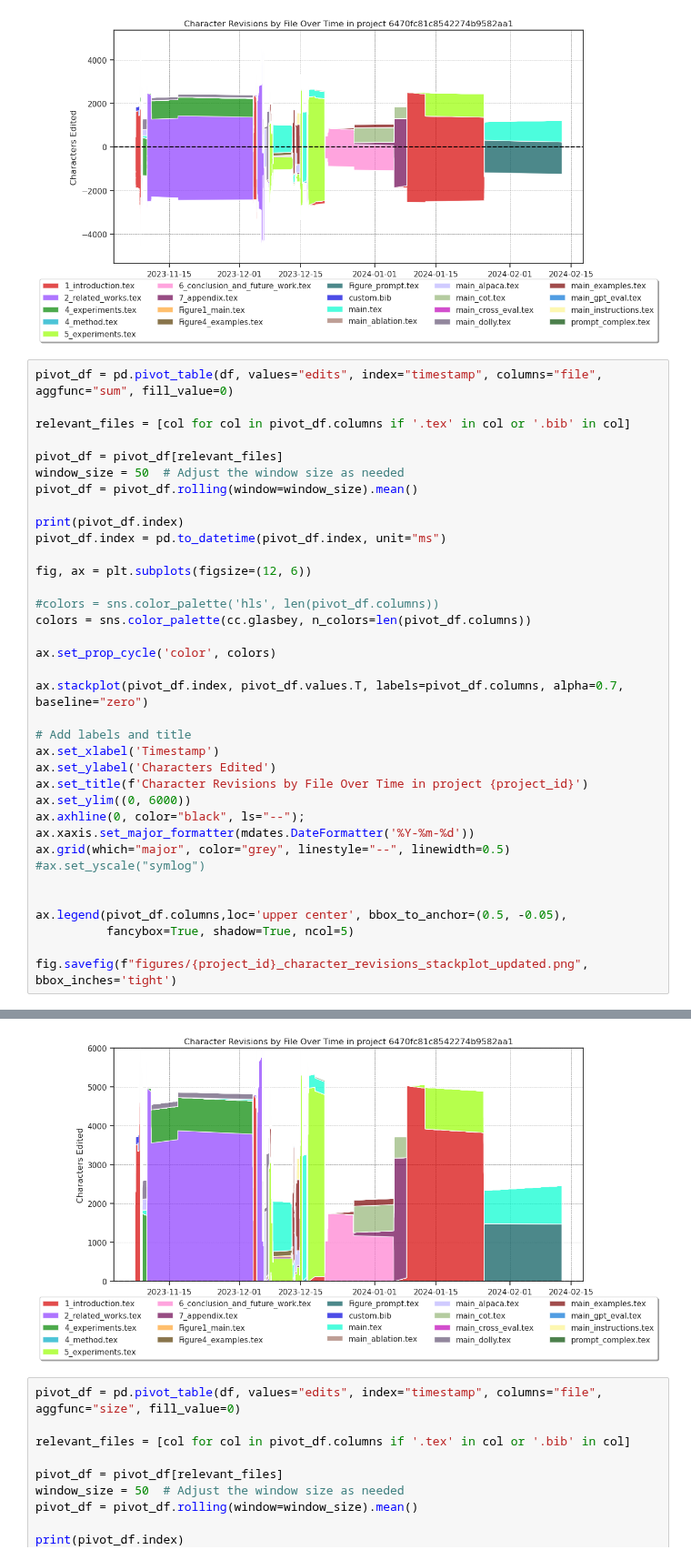
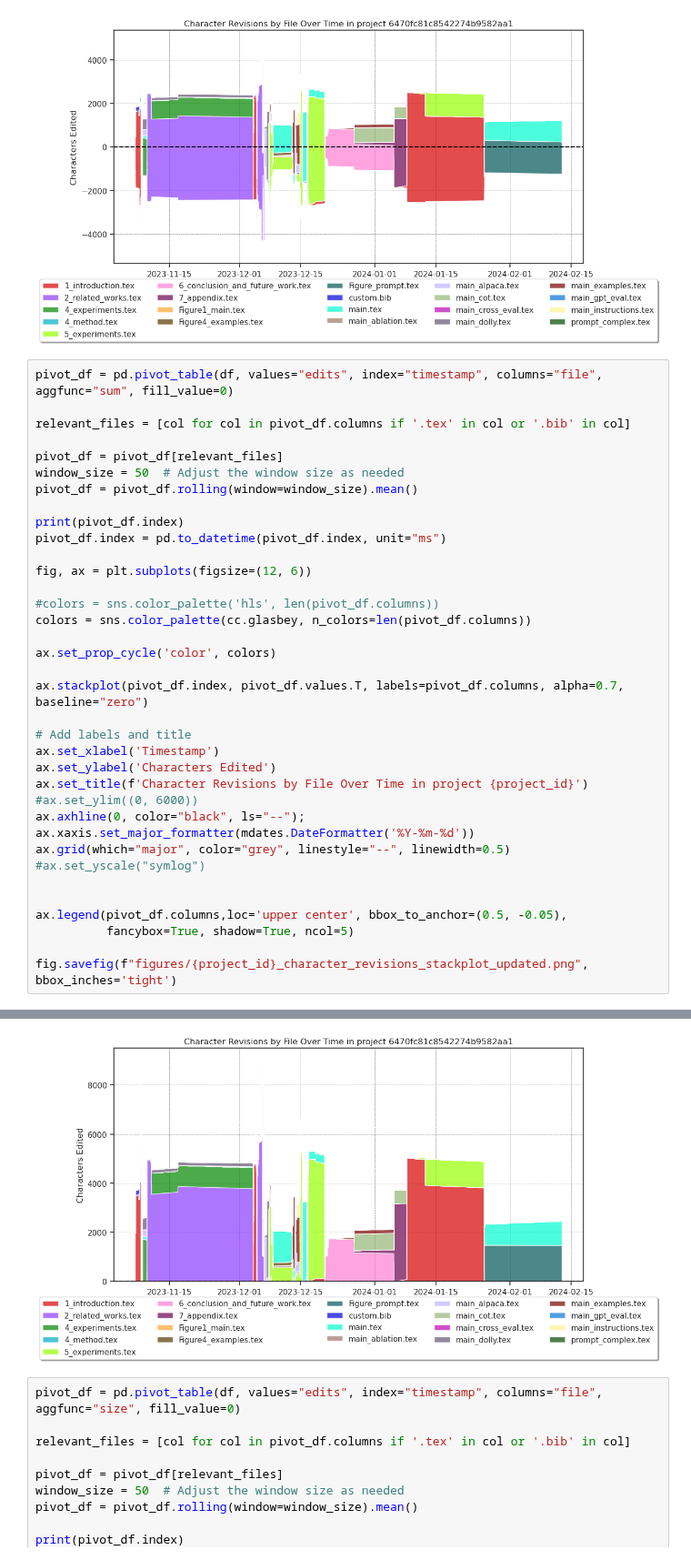
Before and after one commit to minnesotanlp/scholawrite, a Jupyter notebook: analysis/query.ipynb, the cells around one changed output, grey strips where cells are left out. Shown at 91% size. Cells and saved outputs as stored; diff of their text form.

```diff
--- a/analysis/query.ipynb
+++ b/analysis/query.ipynb
@@ -226,35 +226,35 @@ fig, ax = plt.subplots(figsize=(12, 6))
 #colors = sns.color_palette('hls', len(pivot_df.columns))
 colors = sns.color_palette(cc.glasbey, n_colors=len(pivot_df.columns))
 
 ax.set_prop_cycle('color', colors)
 
 ax.stackplot(pivot_df.index, pivot_df.values.T, labels=pivot_df.columns, alpha=0.7, baseline="zero")
 
 # Add labels and title
 ax.set_xlabel('Timestamp')
 ax.set_ylabel('Characters Edited')
 ax.set_title(f'Character Revisions by File Over Time in project {project_id}')
-ax.set_ylim((0, 6000))
+#ax.set_ylim((0, 6000))
 ax.axhline(0, color="black", ls="--");
 ax.xaxis.set_major_formatter(mdates.DateFormatter('%Y-%m-%d'))
 ax.grid(which="major", color="grey", linestyle="--", linewidth=0.5)
 #ax.set_yscale("symlog")
 
 
 ax.legend(pivot_df.columns,loc='upper center', bbox_to_anchor=(0.5, -0.05),
           fancybox=True, shadow=True, ncol=5)
 
 fig.savefig(f"figures/{project_id}_character_revisions_stackplot_updated.png", bbox_inches='tight')
 # %% [output]
 Index([1699312978052, 1699312980059, 1699312990246, 1699312991344,
        1699312991693, 1699312991992, 1699312992342, 1699312992672,
        1699312999307, 1699313043191,
        ...
        1706233490600, 1706233752767, 1706233922808, 1706234008877,
        1706234064660, 1706234068363, 1706234070604, 1706234437129,
        1707767081128, 1707767081286],
       dtype='int64', name='timestamp', length=7361)
-[figure, old version]
+[figure, new version]
 # %%
 pivot_df = pd.pivot_table(df, values="edits", index="timestamp", columns="file", aggfunc="size", fill_value=0)
 
```
Also changed, not shown: parts of 2 cells of this notebook, 13 other files.
